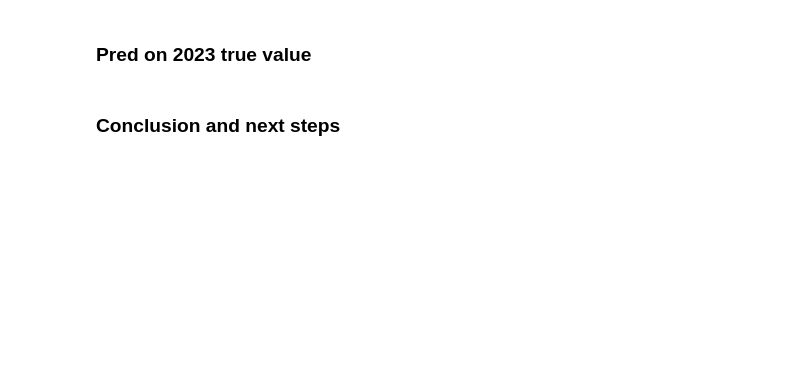
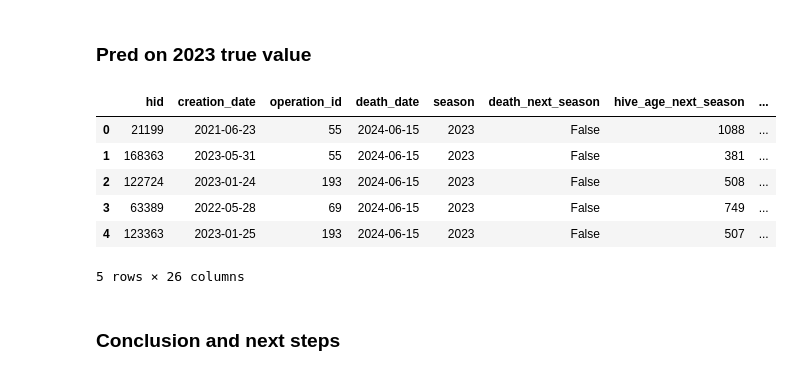
Before and after one commit to Nectar-Technologies/ledge-nectar, a Jupyter notebook: aqi/notebooks/Data analysis and visualization.ipynb, the cells around one changed output. Drawn from its saved outputs; the diff is of its cells as text; code cells hidden in the pictures; blank space fills up the shorter version.

```diff
--- a/aqi/notebooks/Data analysis and visualization.ipynb
+++ b/aqi/notebooks/Data analysis and visualization.ipynb
@@ -1820,4 +1906,14 @@ plt.savefig(f"figure-2-{LANG}.png")
 # %% [markdown]
 ### Pred on 2023 true value
+# %%
+next_year.head()
+# %% [output]
+|  | hid | creation_date | operation_id | death_date | season | death_next_season | hive_age_next_season | ... |
+| 0 | 21199 | 2021-06-23 | 55 | 2024-06-15 | 2023 | False | 1088 | ... |
+| 1 | 168363 | 2023-05-31 | 55 | 2024-06-15 | 2023 | False | 381 | ... |
+| 2 | 122724 | 2023-01-24 | 193 | 2024-06-15 | 2023 | False | 508 | ... |
+| 3 | 63389 | 2022-05-28 | 69 | 2024-06-15 | 2023 | False | 749 | ... |
+| 4 | 123363 | 2023-01-25 | 193 | 2024-06-15 | 2023 | False | 507 | ... |
+5 rows × 26 columns
 # %% [markdown]
 ### Conclusion and next steps
```
Also changed, not shown: parts of 18 cells of this notebook, 1 other file.
